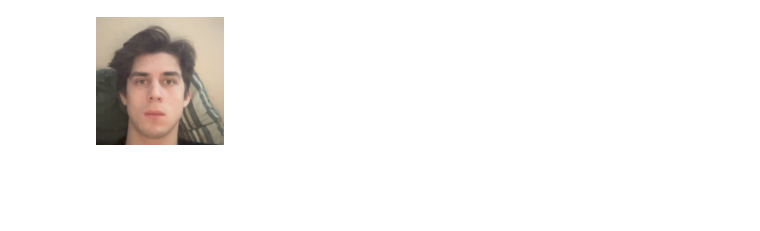
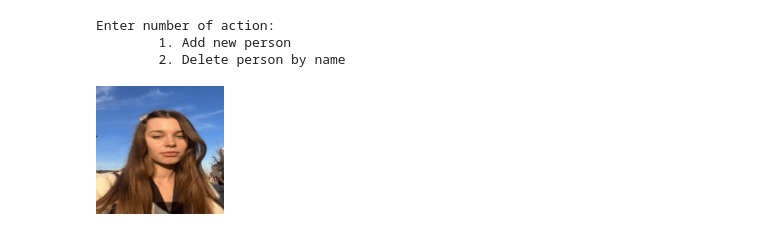
Before and after one commit to REU-DS-CLUB/Face_id_and_detection, a Jupyter notebook: add_to_database.ipynb, the cells around one changed output. Drawn from its saved outputs; the diff is of its cells as text; code cells hidden in the pictures; blank space fills up the shorter version.

Commit message:
add deleting, loading average emb of photos to database

```diff
--- a/add_to_database.ipynb
+++ b/add_to_database.ipynb
@@ -13,8 +15,22 @@ det_model, rec_model = utils.get_models_with_weights()
-# %%
-image_dict = utils.add2db('/Users/andreisuhov/Desktop/новые фотки/нов фото', model=det_model ,rec_model=rec_model)
-# %%
-image_dict['Андрей']
-# %% [output]
-[figure, removed]
+# %%
+print("Enter number of action: \n\t1. Add new person\n\t2. Delete person by name ")
+
+action = int(input())
+
+if action == 1:
+    image_folder_path = input("Enter path to folder with photos in .png format ")
+    name = input("Enter name of photo owner ")
+    images =  utils.add2db(image_folder_path, name, model=det_model, rec_model=rec_model)
+elif action == 2:
+    name = input("Enter name of photo owner ")
+    utils.drop_from_database(name)
+# %% [output]
+Enter number of action:
+        1. Add new person
+        2. Delete person by name
+# %%
+images[2]
+# %% [output]
+[figure, added]
 # %%
 utils.recognition_cam(0, model=det_model, embedding_model=rec_model.encoder, database_path='Database.csv')
```
Also changed, not shown: parts of 1 cell of this notebook, 4 other files.
